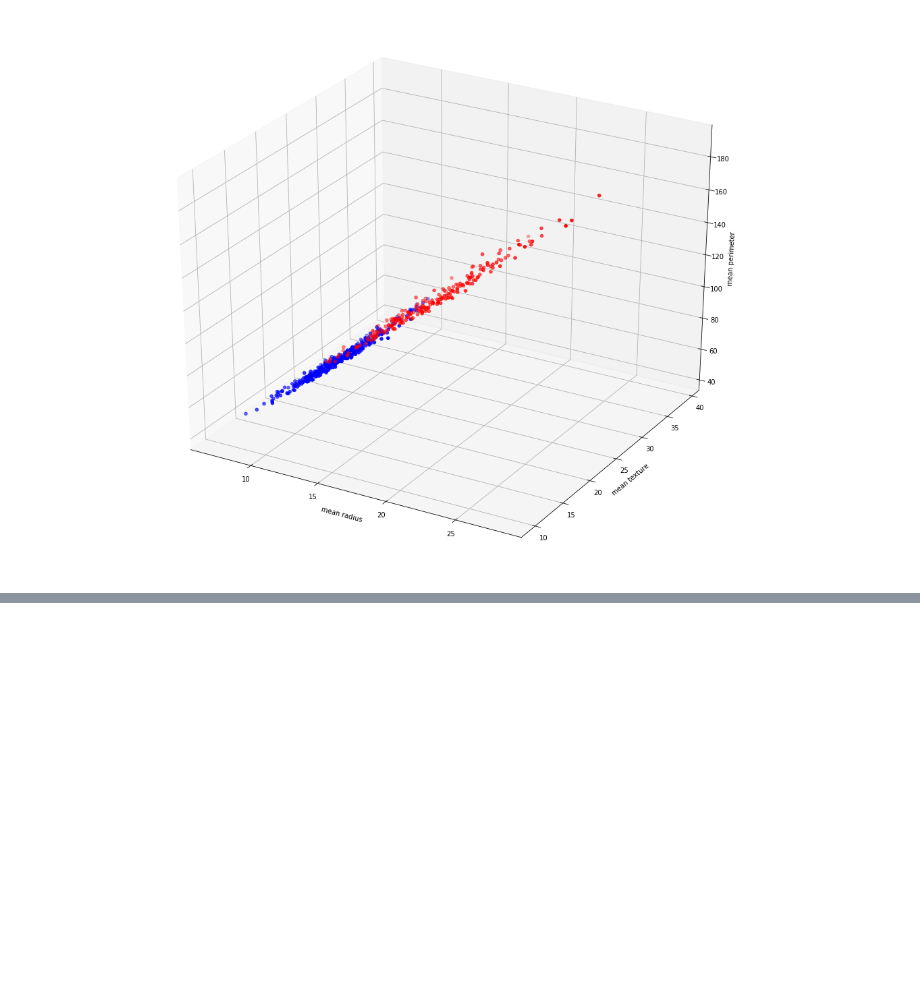
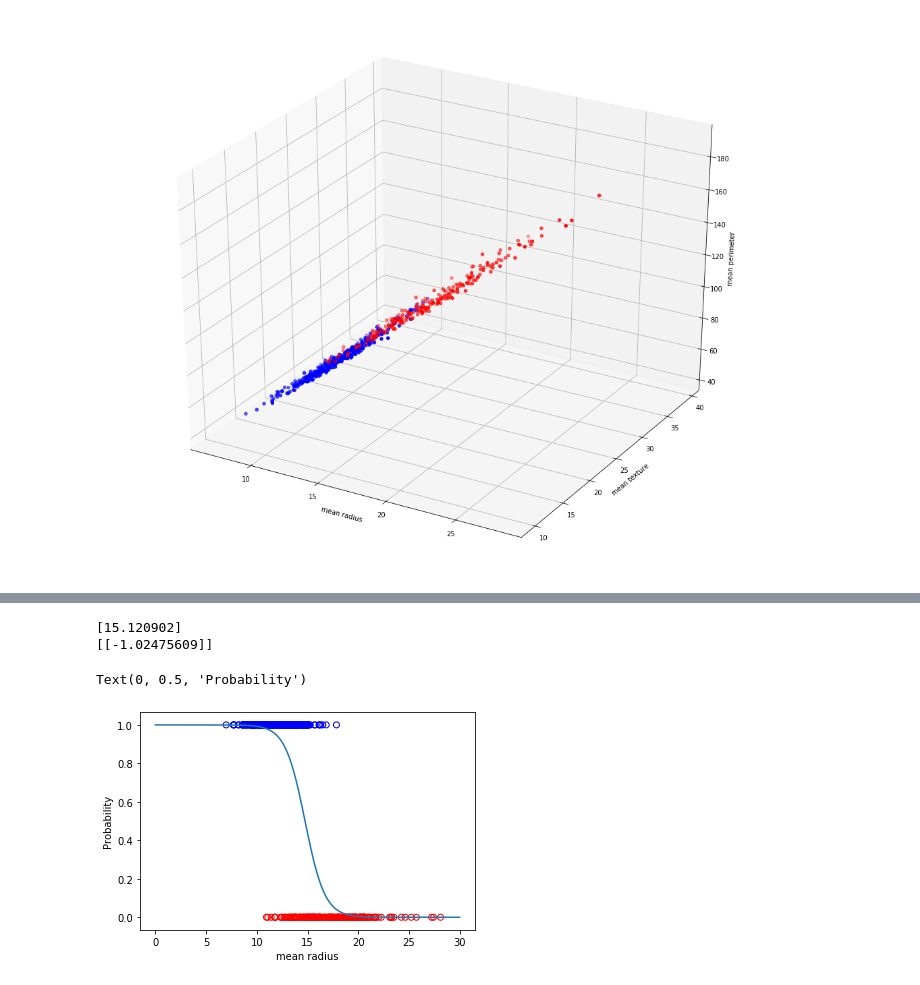
Before and after one commit to vanhungtran/My-work, a Jupyter notebook: Python for Machine Learning.ipynb, the cells around one changed output, grey strips where cells are left out. Drawn from its saved outputs; the diff is of its cells as text; code cells hidden in the pictures; blank space fills up the shorter version.

```diff
--- a/Python for Machine Learning.ipynb
+++ b/Python for Machine Learning.ipynb
@@ -1929,0 +1953,26 @@ plt.show()
+# %%
+from sklearn import linear_model
+import numpy as np
+log_regress = linear_model.LogisticRegression()
+#---train the model---
+log_regress.fit(X = np.array(x).reshape(len(x),1),
+y = y)
+#---print trained model intercept---
+print(log_regress.intercept_) # [ 8.19393897]
+#---print trained model coefficients---
+print(log_regress.coef_) # [[-0.54291739]]
+# %% [output]
+[15.120902]
+[[-1.02475609]]
+# %%
+def sigmoid(x):
+    return (1 / (1 +   np.exp(-(log_regress.intercept_[0] + (log_regress.coef_[0][0] * x)))))
+x1 = np.arange(0, 30, 0.01)
+y1 = [sigmoid(n) for n in x1]
+plt.scatter(x,y,facecolors='none',edgecolors=pd.DataFrame(cancer.target)[0].apply(lambda x:colors[x]),cmap=colors)
+plt.plot(x1,y1)
+plt.xlabel("mean radius")
+plt.ylabel("Probability")
+# %% [output]
+Text(0, 0.5, 'Probability')
+[figure, added]
```
Also changed, not shown: parts of 32 cells of this notebook.
